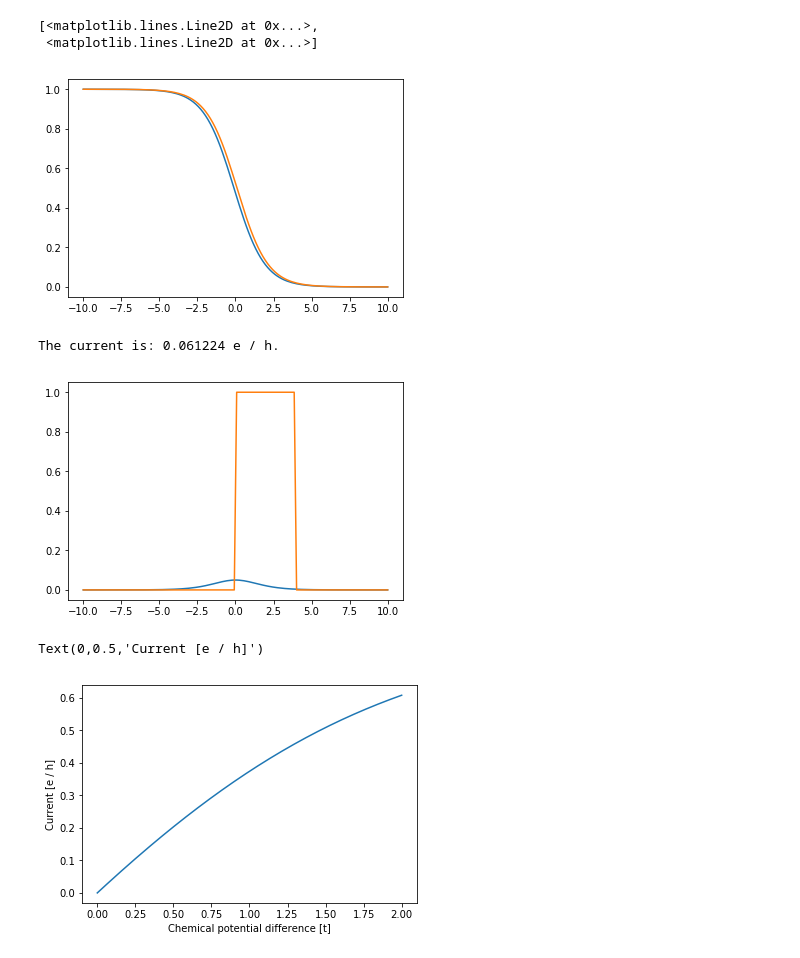
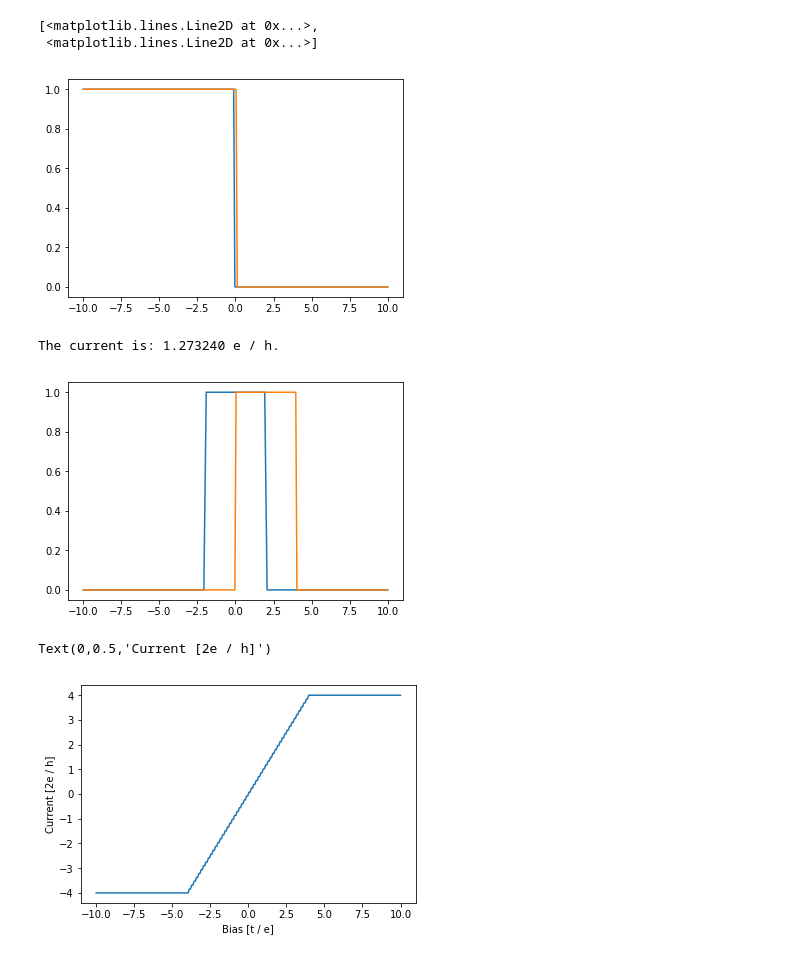
Before and after one commit to CLEANit/QuantumTransduction, a Jupyter notebook: kwantTutorial/1dChain/1d_chain.ipynb, the cells around one changed output. Cells and saved outputs as stored; diff of their text form; code cells hidden in the pictures.

```diff
--- a/kwantTutorial/1dChain/1d_chain.ipynb
+++ b/kwantTutorial/1dChain/1d_chain.ipynb
@@ -152,7 +152,7 @@ from scipy.sparse.linalg import eigs
 import numpy as np
 %matplotlib inline
 
-def make_system(a=1, t=1.0, L=5):
+def make_system(a=1, t=1.0, L=50):
     # Start with an empty tight-binding system and a single square lattice.
     # `a` is the lattice constant (by default set to 1 for simplicity.
     lat = kwant.lattice.chain(a, norbs=1)
@@ -237,38 +234,37 @@ Text(0,0.5,'Density of states [Arbitrary units]')
 # %%
 kB = 1.0
-T = 1.0
+T = 0.001
 def fermi(E, mu):
     return 1. / (np.exp((E - mu) / (kB * T)) + 1.)
 
 vec_fermi = np.vectorize(fermi)
 # %%
-e = np.linspace(-10.0, 10.0, 128)
 pyplot.plot(e, vec_fermi(e, -0.1), e, vec_fermi(e, 0.1))
 # %% [output]
 [<matplotlib.lines.Line2D at 0x...>,
  <matplotlib.lines.Line2D at 0x...>]
-[figure, old version]
+[figure, new version]
 # %%
-diff = vec_fermi(e, 0.1) - vec_fermi(e, -0.1)
+diff = vec_fermi(e, 2.0) - vec_fermi(e, -2.0)
 pyplot.plot(e, diff, e, cond)
 current = 2 * (e[1] - e[0]) * np.sum(cond * diff) / np.pi
 print('The current is: %f e / h.' % current)
 # %% [output]
-The current is: 0.061224 e / h.
+The current is: 1.273240 e / h.
-[figure, old version]
+[figure, new version]
 # %%
-mu_left = 1.0
-mus = np.linspace(-1.0, 1.0, 128)
+bias = np.linspace(-10.0, 10.0, 256)
 V, I = [], []
-for i, val in enumerate(mus):
-    diff = vec_fermi(e, mu_left) - vec_fermi(e, val)
-    current = 2 * (e[1] - e[0]) * np.sum(cond * diff) / np.pi
-    V.append(mu_left - mus[i])
+for i, val in enumerate(bias):
+    mu_left = 2.0 + val / 2.
+    mu_right = -val / 2.0 + 2.0
+    diff = vec_fermi(e, mu_left) - vec_fermi(e, mu_right)
+    current = (e[1] - e[0]) * np.sum(cond * diff)
     I.append(current)
-
+    V.append(mu_left - mu_right)
 pyplot.plot(V, I)
-pyplot.xlabel('Chemical potential difference [t]')
-pyplot.ylabel('Current [e / h]')
+pyplot.xlabel('Bias [t / e]')
+pyplot.ylabel('Current [2e / h]')
 # %% [output]
-Text(0,0.5,'Current [e / h]')
+Text(0,0.5,'Current [2e / h]')
-[figure, old version]
+[figure, new version]
```
Also changed, not shown: parts of 4 cells of this notebook, 16 other files.
